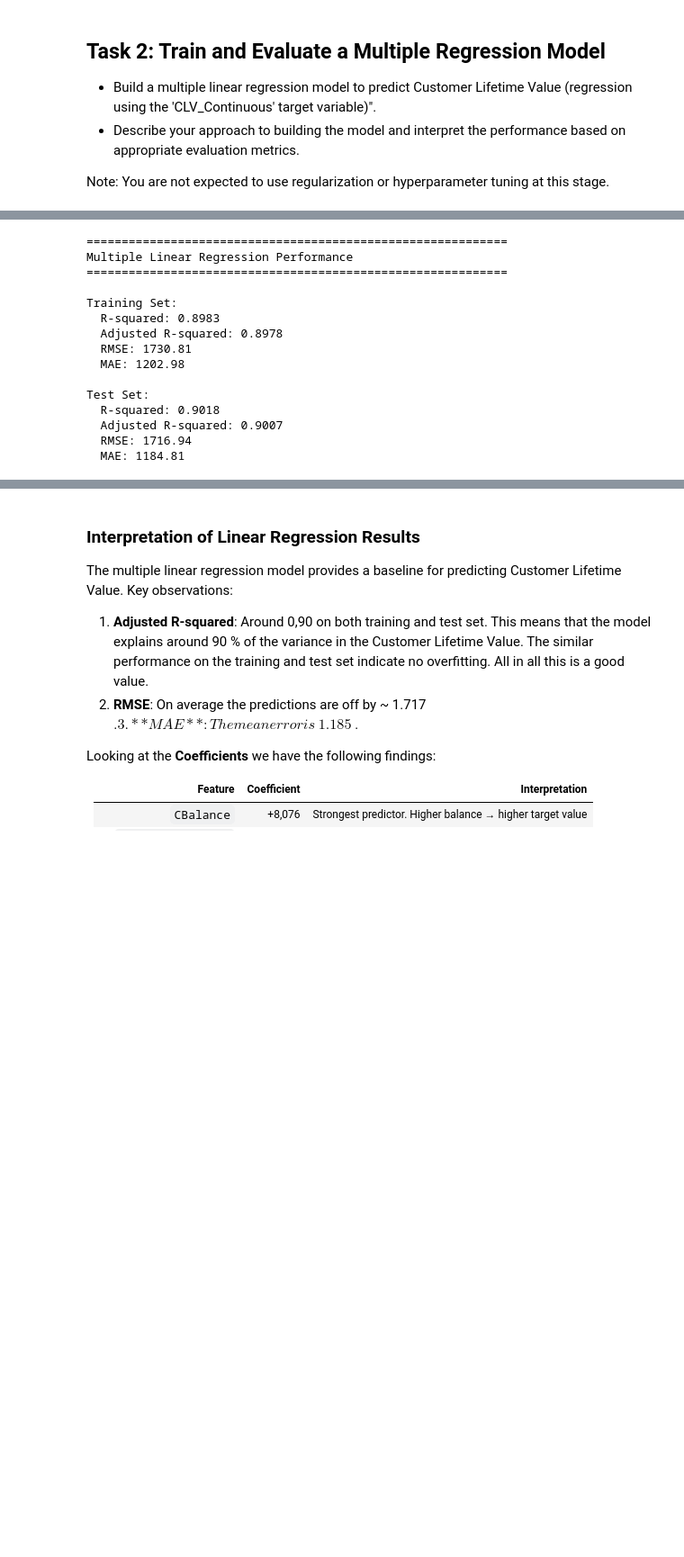
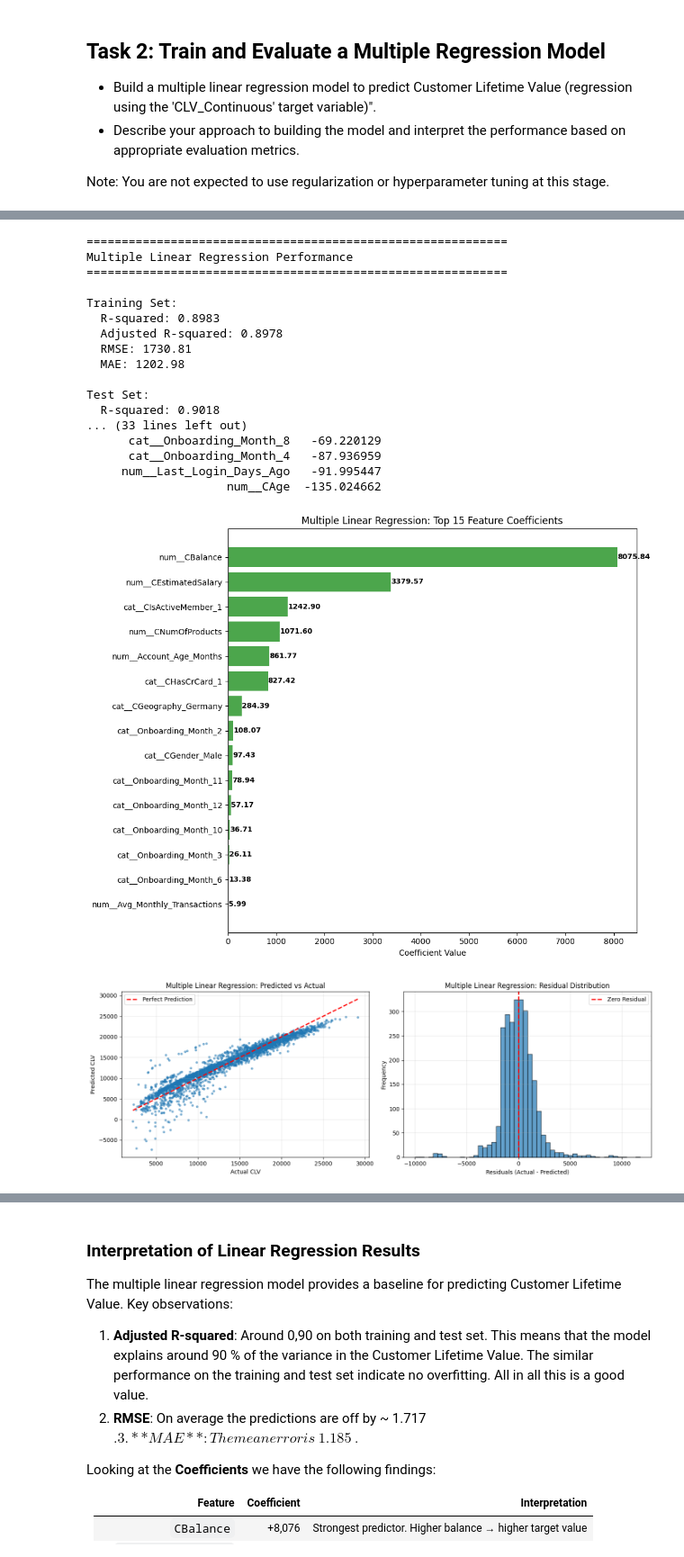
Before and after one commit to nncsimo/DSML2526, a Jupyter notebook: Abgabe/Assignment_02_3214721.ipynb, the cells around one changed output, grey strips where cells are left out. Shown at 90% size. Saved outputs shown, nothing was run; the diff lists cells and outputs as text; code cells hidden in the pictures; blank space fills up the shorter version.

```diff
--- a/Abgabe/Assignment_02_3214721.ipynb
+++ b/Abgabe/Assignment_02_3214721.ipynb
@@ -682,26 +835,35 @@ def evaluate_model(model, X_train, X_test, y_train, y_test, model_name="Model"):
 # %%
 # Train Multiple Linear Regression Model
 lr_model = LinearRegression()
 lr_model.fit(X_train_processed, y_train)
 
 # Evaluate the model
 lr_metrics, lr_pred = evaluate_model(
-    lr_model, X_train_processed, X_test_processed,
-    y_train, y_test, "Multiple Linear Regression"
+    lr_model,
+    X_train_processed,
+    X_test_processed,
+    y_train,
+    y_test,
+    model_name = "Multiple Linear Regression",
+    feature_names = X_train_processed_df.columns
 )
 # %% [output]
 ============================================================
 Multiple Linear Regression Performance
 ============================================================
 
 Training Set:
   R-squared: 0.8983
   Adjusted R-squared: 0.8978
   RMSE: 1730.81
   MAE: 1202.98
 
 Test Set:
   R-squared: 0.9018
-  Adjusted R-squared: 0.9007
-  RMSE: 1716.94
-  MAE: 1184.81
+... (33 lines left out)
+      cat__Onboarding_Month_8   -69.220129
+      cat__Onboarding_Month_4   -87.936959
+     num__Last_Login_Days_Ago   -91.995447
+                    num__CAge  -135.024662
+[figure, added]
+[figure, added]
```
Also changed, not shown: parts of 17 cells of this notebook.
